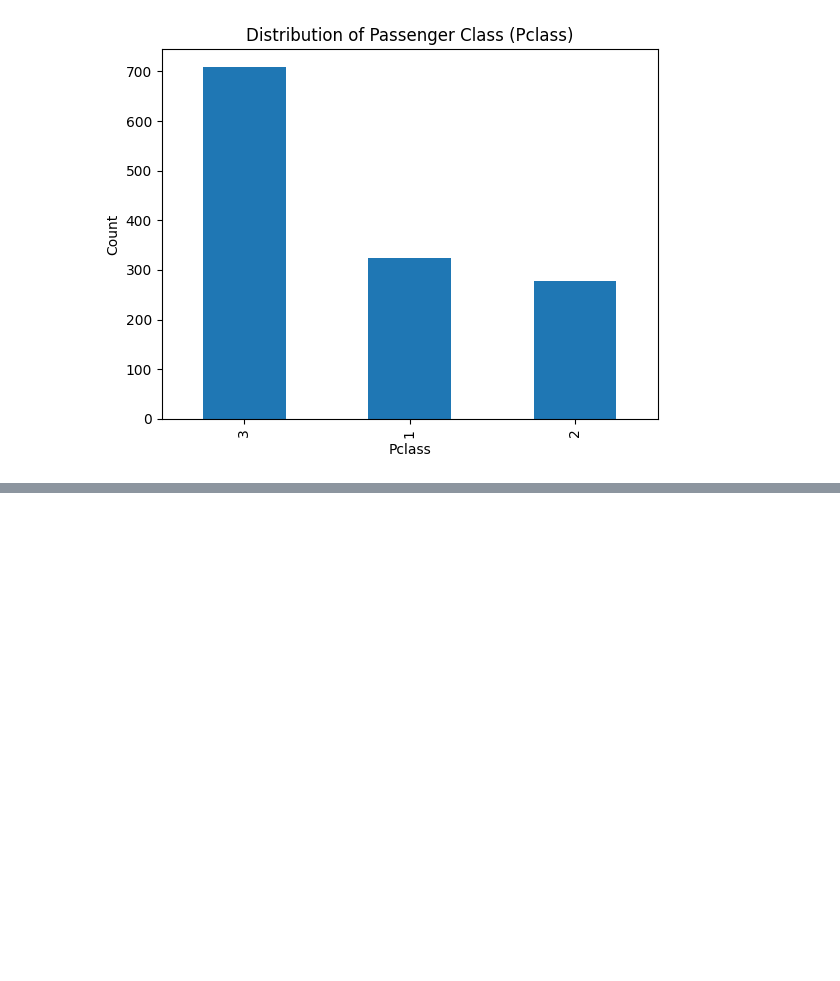
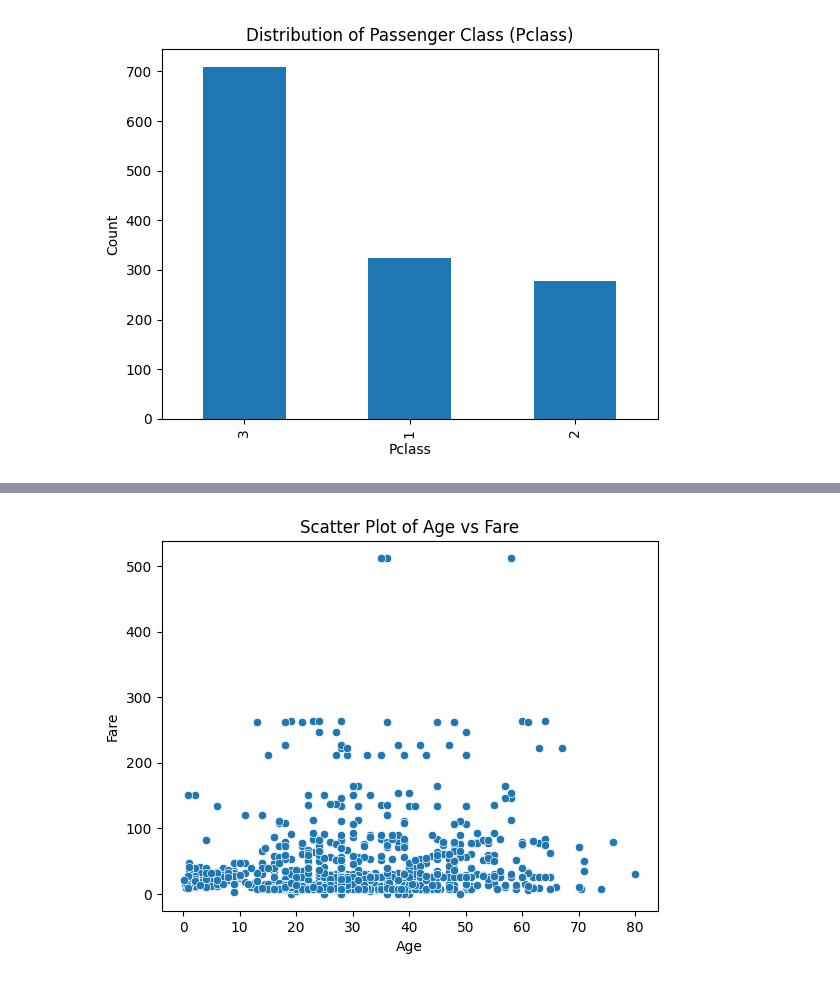
Before and after one commit to MaDhuManodya/Kaggle-Data-Analysis, a Jupyter notebook: Titanic_Survival_Analysis.ipynb, the cells around one changed output, grey strips where cells are left out. Drawn from its saved outputs; the diff is of its cells as text; code cells hidden in the pictures; blank space fills up the shorter version.

```diff
--- a/Titanic_Survival_Analysis.ipynb
+++ b/Titanic_Survival_Analysis.ipynb
@@ -70,0 +128,11 @@ plt.show()
+# %%
+%pip install seaborn
+import seaborn as sns
+
+# Bivariate Analysis - Scatter Plot between Age and Fare
+sns.scatterplot(x='Age', y='Fare', data=df)
+plt.title('Scatter Plot of Age vs Fare')
+plt.xlabel('Age')
+plt.ylabel('Fare')
+plt.show()
+# %% [output]
@@ -70,0 +155 @@ plt.show()
+[figure, added]
```
Also changed, not shown: parts of 8 cells of this notebook.
